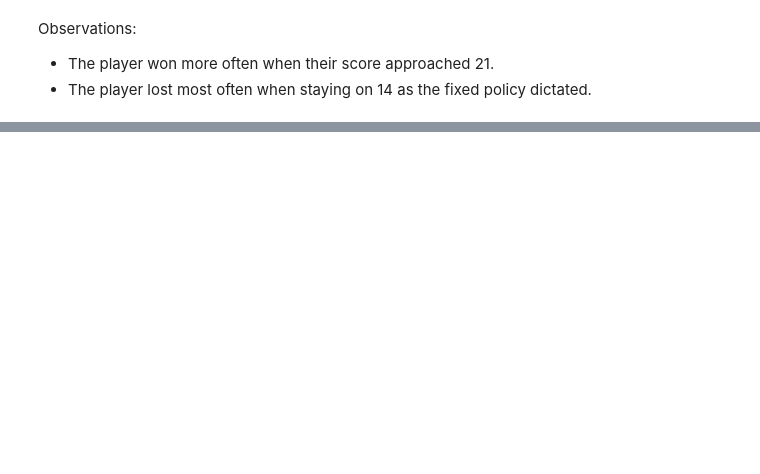
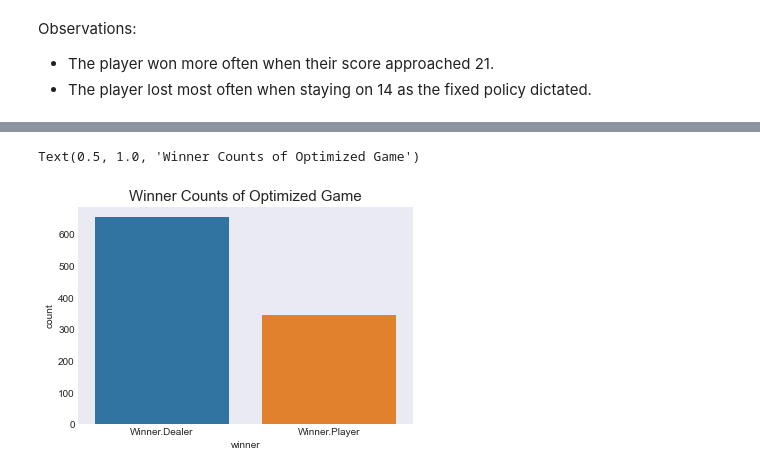
Before and after one commit to jstrassburg/cs6330-final-project-blackjack, a Jupyter notebook: blackjack.ipynb, the cells around one changed output, grey strips where cells are left out. Cells and saved outputs as stored; diff of their text form; code cells hidden in the pictures; blank space fills up the shorter version.

```diff
--- a/blackjack.ipynb
+++ b/blackjack.ipynb
@@ -72,0 +105,3 @@ Observations:
+# %%
+optimized_game_df = pd.read_csv('OptimizedPolicyGame.csv')
+optimized_game_df.head()
@@ -72,0 +115,6 @@ Observations:
+# %%
+sns.countplot(x=optimized_game_df['winner'], order=optimized_game_df['winner'].value_counts().index)
+plt.title('Winner Counts of Optimized Game', fontsize=15)
+# %% [output]
+Text(0.5, 1.0, 'Winner Counts of Optimized Game')
+[figure, added]
```
Also changed, not shown: parts of 16 cells of this notebook, 2 other files.
